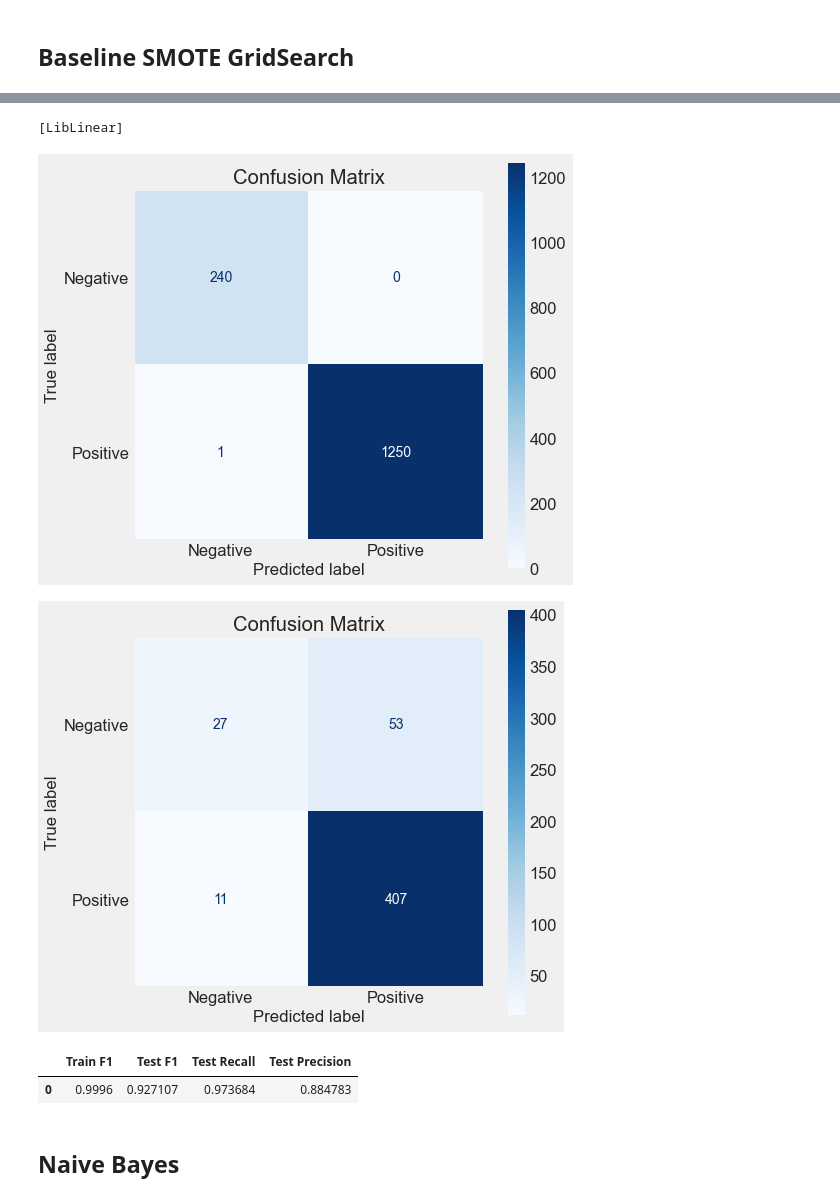
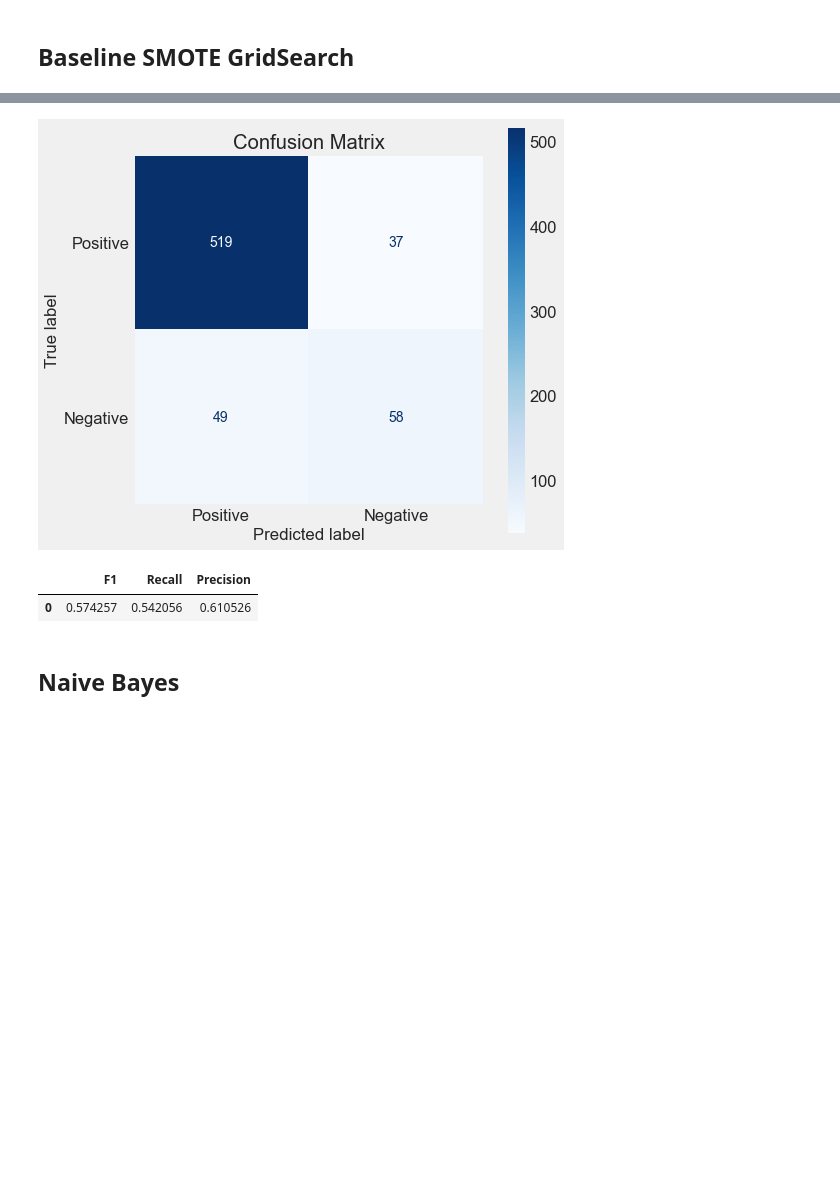
Before and after one commit to jeffreyhwatson/nlp_sentiment_project, a Jupyter notebook: notebooks/exploratory/modeling_eda.ipynb, the cells around one changed output, grey strips where cells are left out. Drawn from its saved outputs; the diff is of its cells as text; code cells hidden in the pictures; blank space fills up the shorter version.

```diff
--- a/notebooks/exploratory/modeling_eda.ipynb
+++ b/notebooks/exploratory/modeling_eda.ipynb
@@ -517,0 +481,3 @@ tuned_baseline_mo = Pipeline(steps=steps)
+# %%
+tuned_baseline_mo = Pipeline(steps=saved_steps)
+tuned_baseline_mo.fit(X_lem_train, y_lem_train)
@@ -601,6 +576,6 @@ parameters = {
     'clf__solver': ['liblinear', 'saga', 'lbfgs']
     }
 # %%
-grid_clf = GridSearchCV(baseline_smote, param_grid = parameters,
-                           n_jobs=-1, scoring = 'f1', cv=3, verbose=4)
-grid_clf.fit(X_lem_train, y_lem_train)
+# grid_clf = GridSearchCV(baseline_smote, param_grid = parameters,
+#                            n_jobs=-1, scoring = 'f1', cv=3, verbose=4)
+# grid_clf.fit(X_lem_train, y_lem_train)
@@ -651,0 +590,9 @@ tuned_baseline_smote = Pipeline(steps=steps)
+# %%
+saved_steps = [('tfidf', TfidfVectorizer()),
+ ('oversample', SMOTE(random_state=2021)),
+ ('clf',
+  LogisticRegression(C=5.455594781168514, max_iter=1000, n_jobs=-1,
+                     random_state=2021, solver='liblinear', verbose=2))]
+# %%
+tuned_baseline_smote = Pipeline(steps=saved_steps)
+tuned_baseline_smote.fit( X_lem_train, y_lem_train)
@@ -671,11 +627,9 @@ fn.confusion(tuned_baseline_smote, X_lem_train, y_lem_train)
 # %%
-fn.subsplit_test(tuned_baseline_smote, X_lem_train, y_lem_train)
+fn.confusion_report(tuned_baseline_smote, X_lem_val, y_lem_val)
 # %% [output]
-[LibLinear]
-[figure, old version]
+[figure, new version]
-[figure, removed]
-|  | Train F1 | Test F1 | Test Recall | Test Precision |
-| 0 | 0.9996 | 0.927107 | 0.973684 | 0.884783 |
+|  | F1 | Recall | Precision |
+| 0 | 0.574257 | 0.542056 | 0.610526 |
 # %% [markdown]
 ## Naive Bayes
 # %%
```
Also changed, not shown: parts of 83 cells of this notebook, 4 other files.
